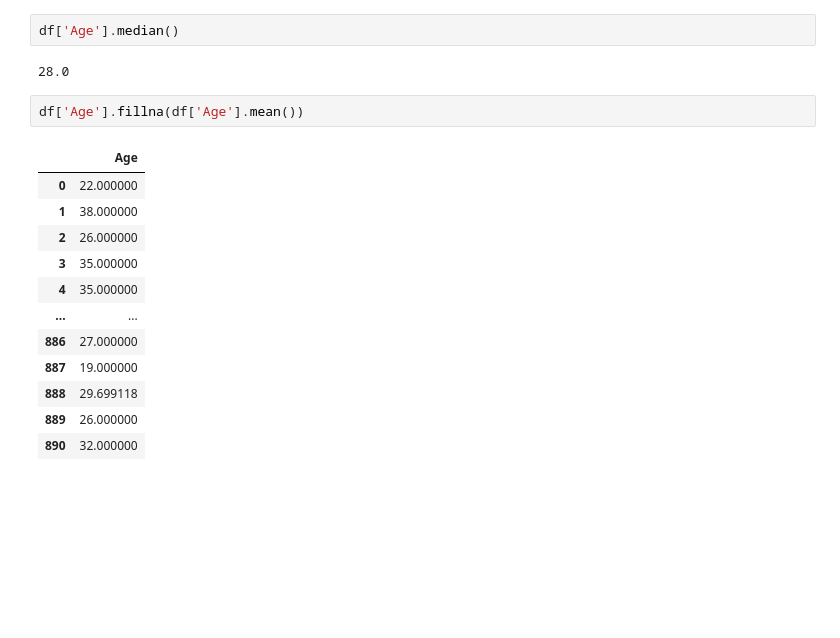
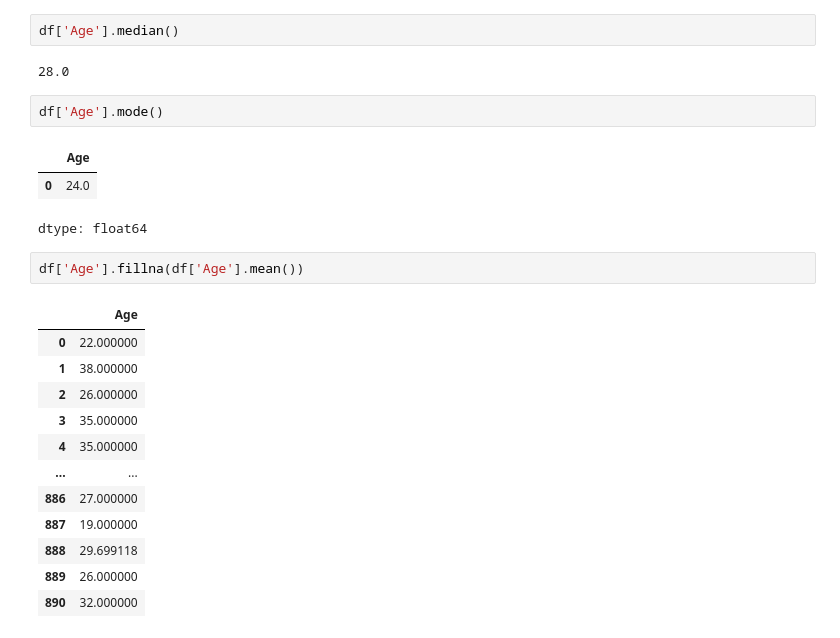
Before and after one commit to Laluprasad1/Data-Mining-2025, a Jupyter notebook: DM_LAB_01.ipynb, the cells around one changed output. Drawn from its saved outputs; the diff is of its cells as text; blank space fills up the shorter version.

```diff
--- a/DM_LAB_01.ipynb
+++ b/DM_LAB_01.ipynb
@@ -114,6 +114,12 @@ df['Age'].mean()
 df['Age'].median()
 # %% [output]
 28.0
+# %%
+df['Age'].mode()
+# %% [output]
+|  | Age |
+| 0 | 24.0 |
+dtype: float64
 # %%
 df['Age'].fillna(df['Age'].mean())
 # %% [output]
```
Also changed, not shown: parts of 4 cells of this notebook.
